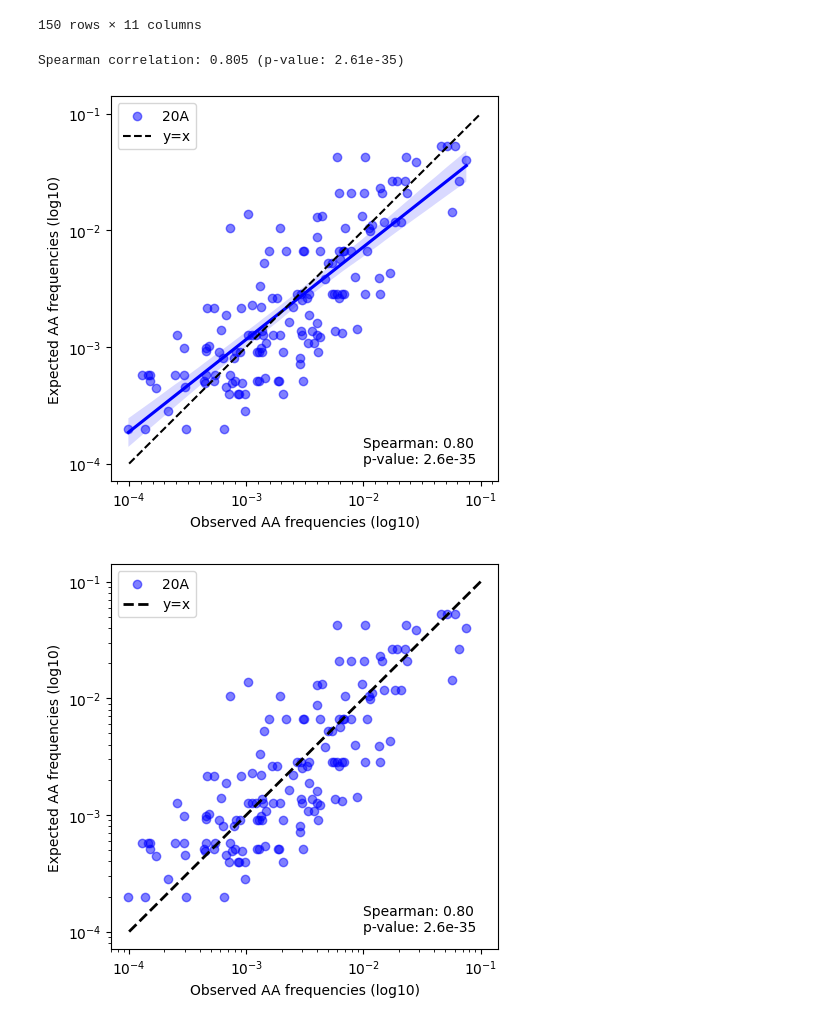
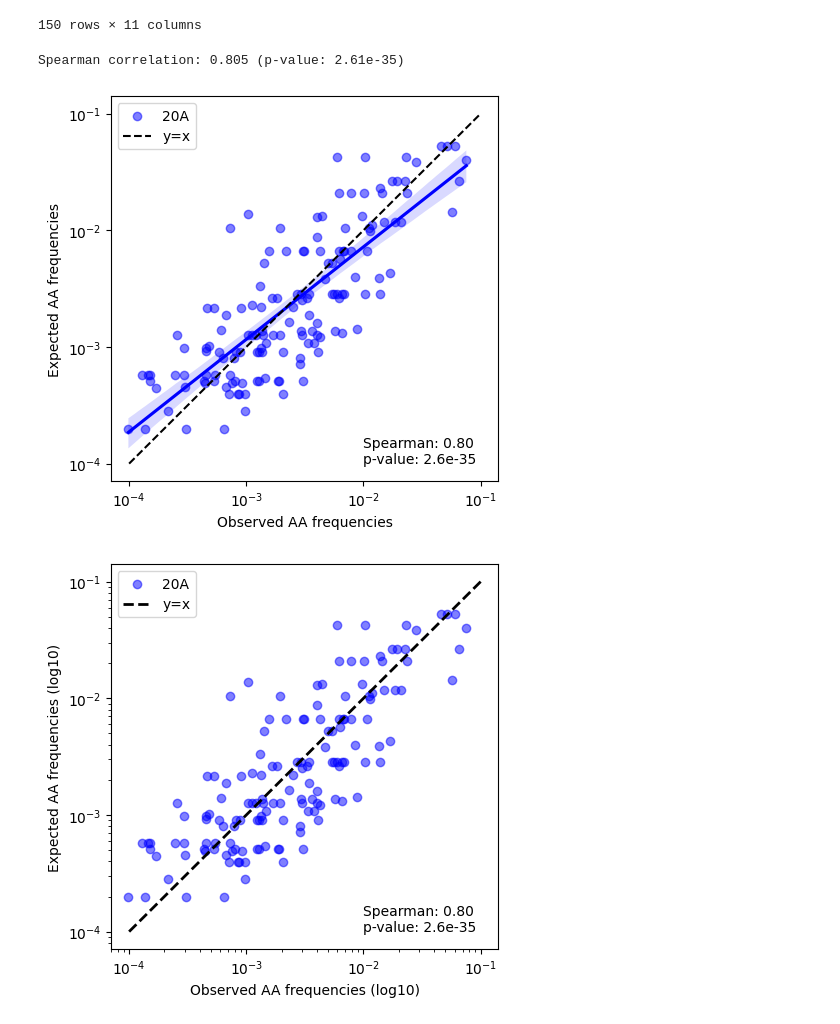
Before and after one commit to mitoclub/RNAViralMutSpec, a Jupyter notebook: sars-cov-2_aa_subst/process.ipynb, the cells around one changed output. Saved outputs shown, nothing was run; the diff lists cells and outputs as text; code cells hidden in the pictures.

```diff
--- a/sars-cov-2_aa_subst/process.ipynb
+++ b/sars-cov-2_aa_subst/process.ipynb
@@ -577,37 +577,37 @@ aa_subst['nexp_freqs_log'] = np.log10(aa_subst['nexp_freqs'])
 
 cor_res = spearmanr(aa_subst['nobs_freqs'], aa_subst['nexp_freqs'])
 print(f"Spearman correlation: {cor_res.correlation:.3f} (p-value: {cor_res.pvalue:.3g})")
 
 plt.figure(figsize=(5, 5))
 ax = sns.regplot(aa_subst[aa_subst['nobs_freqs']>0],
             color='blue', scatter_kws={'alpha':0.5},
             x='nobs_freqs_log', y='nexp_freqs_log', label='20A',)
 # plt.scatter(aa_subst['nobs_freqs_log'], aa_subst['nexp_freqs_log'],
 #             c='green', s=30, alpha=0.5)
 # plt.xscale('log')
 # plt.yscale('log')
 
 # ticks = np.log10(np.array([1e-4, 1e-3, 1e-2, 1e-1]))
 ticks = np.linspace(-4, -1, 4)
 ax.set_xticks(ticks)
 ax.set_yticks(ticks)
 formatter = lambda x, pos: '10$^{' + str(int(x)) + '}$'
 ax.get_xaxis().set_major_formatter(formatter)
 ax.get_yaxis().set_major_formatter(formatter)
-# ax.get_xaxis().set_minor_locator(MultipleLocator(0.1))
+# ax.get_xaxis().set_minor_locator(LogLocator(-10, 'auto'))
 
 plt.text(-2, -4.,
          f"Spearman: {cor_res.correlation:.2f}\np-value: {cor_res.pvalue:.2g}",
          fontsize=10)
 plt.plot([-4, -1], [-4, -1], color='black', linestyle='--', label='y=x')
-plt.xlabel('Observed AA frequencies (log10)')
-plt.ylabel('Expected AA frequencies (log10)')
+plt.xlabel('Observed AA frequencies')
+plt.ylabel('Expected AA frequencies')
 plt.legend()
 plt.savefig('./figures/obs_exp_aa_freqs_20A.pdf')
 plt.show()
 # %% [output]
 Spearman correlation: 0.805 (p-value: 2.61e-35)
-[figure, old version]
+[figure, new version]
 # %%
 aa_subst['nobs_freqs_exp'] = np.exp(aa_subst['nobs_freqs'])
 aa_subst['nexp_freqs_exp'] = np.exp(aa_subst['nexp_freqs'])
```
Also changed, not shown: 1 other file.
